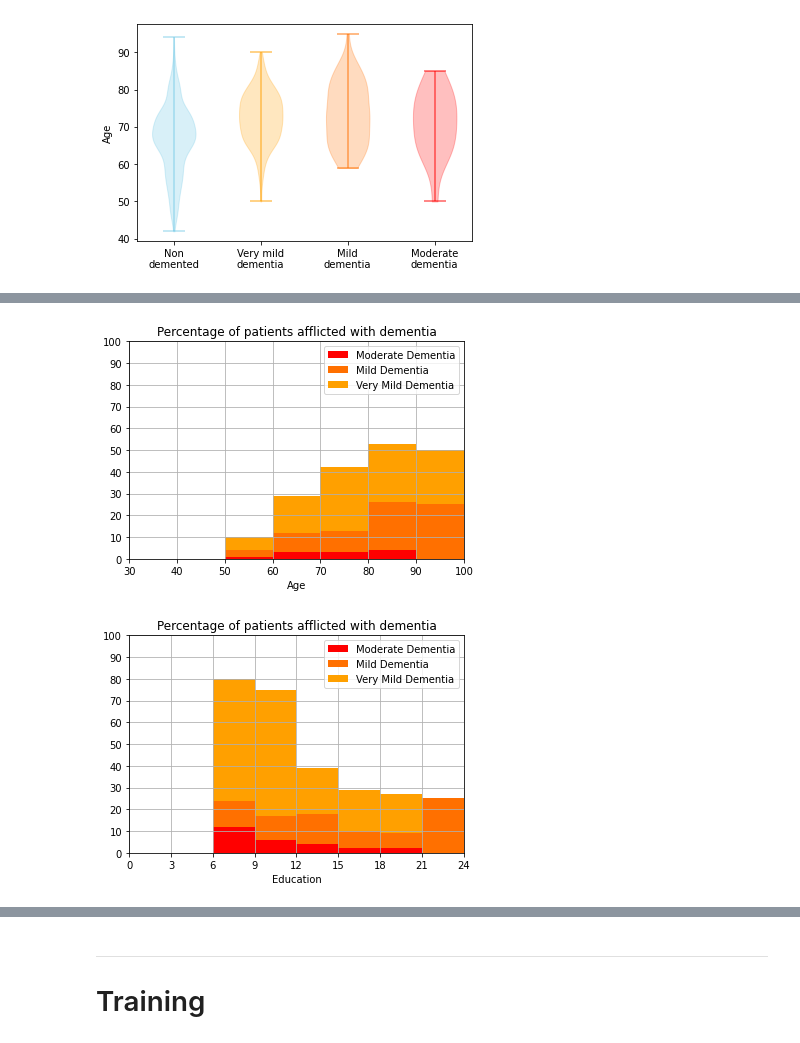
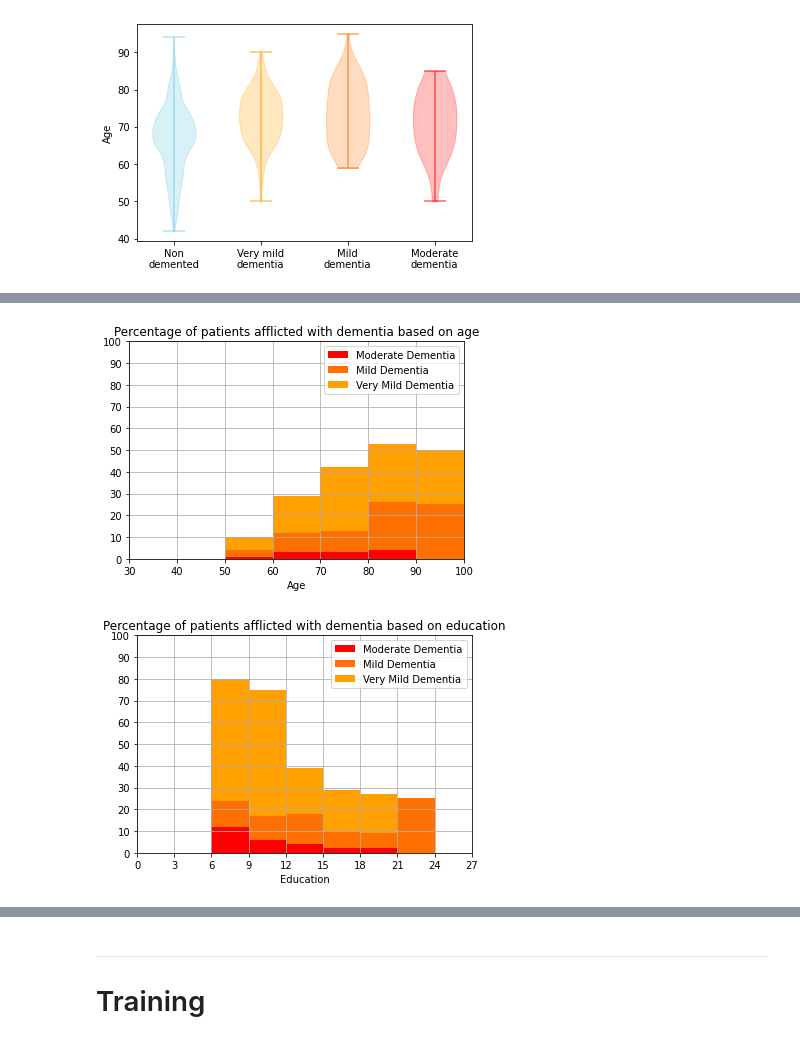
Before and after one commit to xCocco0/alzheimer-recognition, a Jupyter notebook: alzheimer.ipynb, the cells around one changed output, grey strips where cells are left out. Cells and saved outputs as stored; diff of their text form; code cells hidden in the pictures.

```diff
--- a/alzheimer.ipynb
+++ b/alzheimer.ipynb
@@ -105,25 +107,28 @@ plt.show()
 # %%
-ages = np.zeros((10,5))
-ages_labels = np.arange(5,105,10)
+delta = 10
+numbars = 10
+hist = np.zeros((numbars,5))
+hist_labels = np.arange(delta/2,delta*(numbars+1/2),delta)
 mapind = {0.0:1, 0.5:2, 1.0:3, 2.0:4}
 for index, row in df.iterrows():
-  ages[int(row["Age"]/10), mapind[row["cdr"]]] += 1
-  ages[int(row["Age"]/10), 0] += 1
-#print(ages)
-for row in ages:
+  hist[int(row["Age"]/delta), mapind[row["cdr"]]] += 1
+  hist[int(row["Age"]/delta), 0] += 1
+#print(hist)
+for row in hist:
   for i in range(1,5):
     if row[0] == 0:
       row[i] = 0
     else:
       row[i] = np.ceil(100 * row[i] / row[0])
-#print(ages)
+#print(hist)
 
 fig, ax = plt.subplots()
-ax.bar(ages_labels, ages[:,4], width = 10, color = "#FF0000", label = "Moderate Dementia")
-ax.bar(ages_labels, ages[:,3], width = 10, bottom = ages[:,4], color = "#FF7000", label = "Mild Dementia")
-ax.bar(ages_labels, ages[:,2], width = 10, bottom = ages[:,4]+ages[:,3], color = "#FFA000", label = "Very Mild Dementia")
-#ax.bar(ages_labels, ages[:,1], width = 10, bottom = ages[:,4]+ages[:,3]+ages[:,2], color = "#64C4E4")
-ax.set_title("Percentage of patients afflicted with dementia")
+ax.bar(hist_labels, hist[:,4], width = 10, color = "#FF0000", label = "Moderate Dementia")
+ax.bar(hist_labels, hist[:,3], width = 10, bottom = hist[:,4], color = "#FF7000", label = "Mild Dementia")
+ax.bar(hist_labels, hist[:,2], width = 10, bottom = hist[:,4]+hist[:,3], color = "#FFA000", label = "Very Mild Dementia")
+#ax.bar(hist_labels, hist[:,1], width = 10, bottom = hist[:,4]+hist[:,3]+hist[:,2], color = "#64C4E4")
+
+ax.set_title("Percentage of patients afflicted with dementia based on age")
 ax.set_ylim(0,100)
 ax.set_xlim(30,100)
 ax.set_yticks(range(0,101,10))
@@ -132,36 +137,38 @@ ax.set_xlabel("Age")
 ax.legend()
 plt.show()
 # %% [output]
-[figure, old version]
+[figure, new version]
 # %%
-ages = np.zeros((9,5))
-ages_labels = np.arange(1.5,26.5,3)
+delta = 3
+numbars = 9
+hist = np.zeros((numbars,5))
+hist_labels = np.arange(delta/2,delta*(numbars+1/2),delta)
 mapind = {0.0:1, 0.5:2, 1.0:3, 2.0:4}
 for index, row in df.iterrows():
-  ages[int(row["Education"]/3), mapind[row["cdr"]]] += 1
-  ages[int(row["Education"]/3), 0] += 1
-#print(ages)
-for row in ages:
+  hist[int(row["Education"]/delta), mapind[row["cdr"]]] += 1
+  hist[int(row["Education"]/delta), 0] += 1
+#print(hist)
+for row in hist:
   for i in range(1,5):
     if row[0] == 0:
       row[i] = 0
     else:
       row[i] = np.ceil(100 * row[i] / row[0])
-#print(ages)
+#print(hist)
 
 fig, ax = plt.subplots()
-ax.bar(ages_labels, ages[:,4], width = 3, color = "#FF0000", label = "Moderate Dementia")
-ax.bar(ages_labels, ages[:,3], width = 3, bottom = ages[:,4], color = "#FF7000", label = "Mild Dementia")
-ax.bar(ages_labels, ages[:,2], width = 3, bottom = ages[:,4]+ages[:,3], color = "#FFA000", label = "Very Mild Dementia")
-#ax.bar(ages_labels, ages[:,1], width = 10, bottom = ages[:,4]+ages[:,3]+ages[:,2], color = "#64C4E4")
-ax.set_title("Percentage of patients afflicted with dementia")
+ax.bar(hist_labels, hist[:,4], width = delta, color = "#FF0000", label = "Moderate Dementia")
+ax.bar(hist_labels, hist[:,3], width = delta, bottom = hist[:,4], color = "#FF7000", label = "Mild Dementia")
+ax.bar(hist_labels, hist[:,2], width = delta, bottom = hist[:,4]+hist[:,3], color = "#FFA000", label = "Very Mild Dementia")
+#ax.bar(hist_labels, hist[:,1], width = 10, bottom = hist[:,4]+hist[:,3]+hist[:,2], color = "#64C4E4")
+ax.set_title("Percentage of patients afflicted with dementia based on education")
 ax.set_ylim(0,100)
-ax.set_xlim(0,24)
-ax.set_xticks(range(0,25,3))
+ax.set_xlim(0,delta*numbars)
+ax.set_xticks(range(0,delta*numbars+1,delta))
 ax.set_yticks(range(0,101,10))
 ax.grid()
 ax.set_xlabel("Education")
 ax.legend()
 plt.show()
 # %% [output]
-[figure, old version]
+[figure, new version]
```
Also changed, not shown: parts of 6 cells of this notebook.
